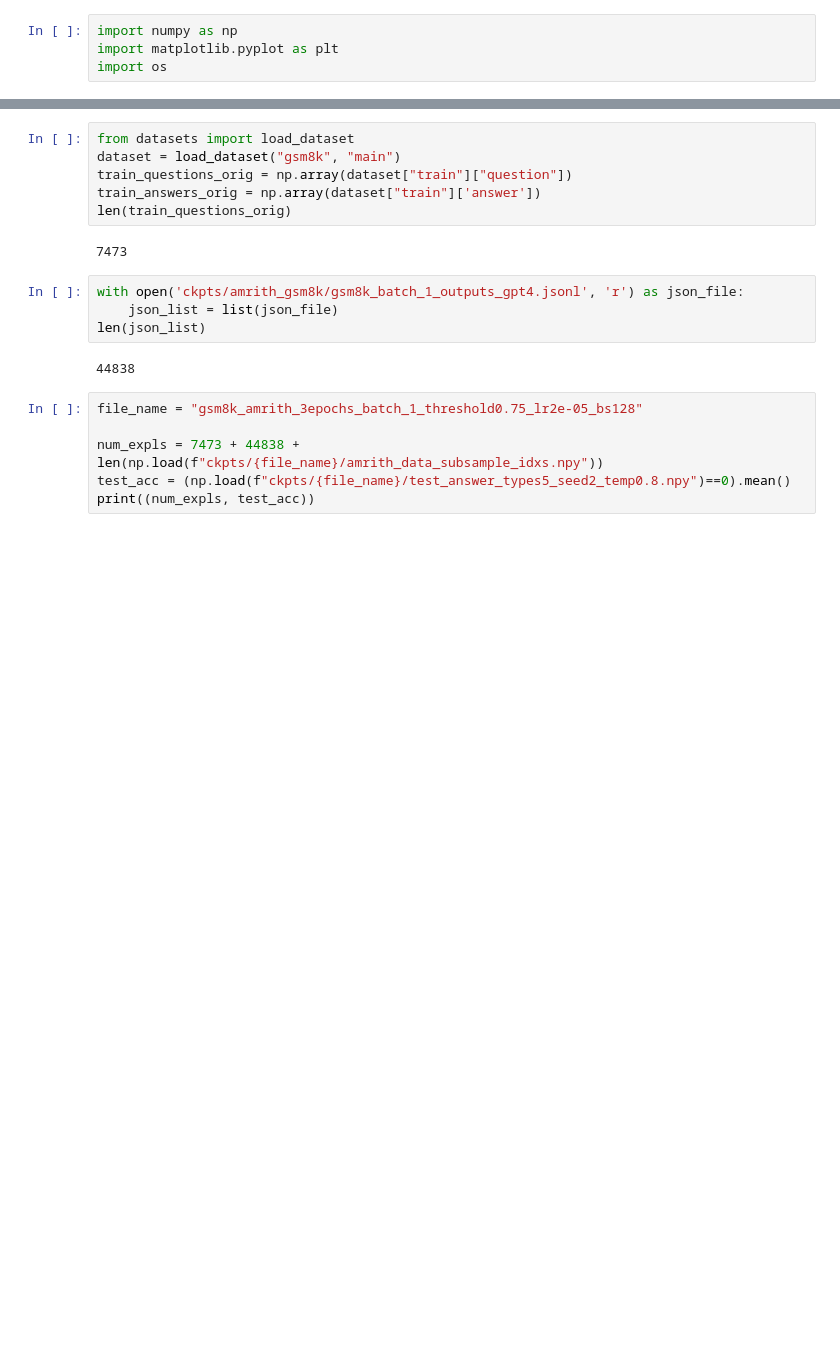
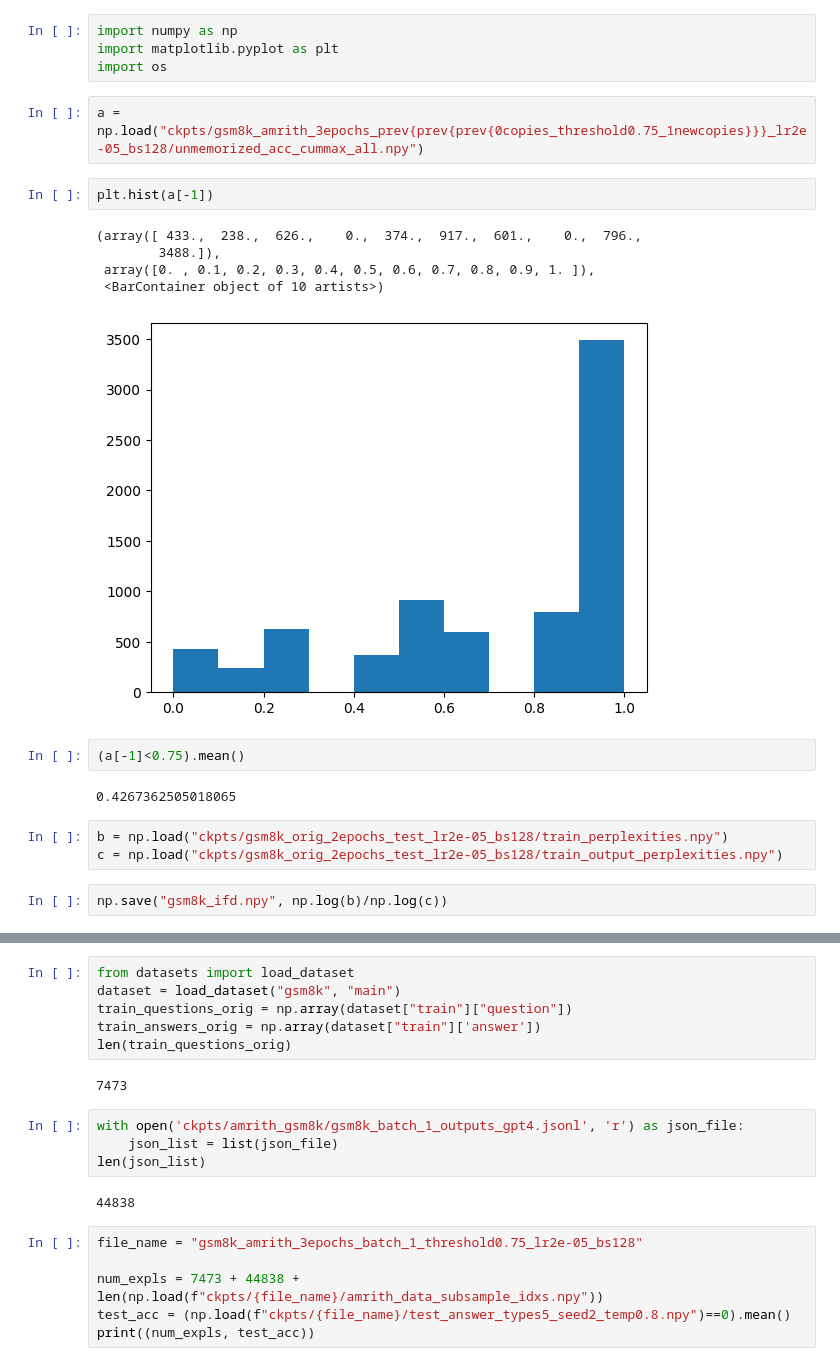
Before and after one commit to katiekang1998/reasoning_data, a Jupyter notebook: gsm8k_amrith.ipynb, the cells around one changed output, grey strips where cells are left out. Saved outputs shown, nothing was run; the diff lists cells and outputs as text; blank space fills up the shorter version.

```diff
--- a/gsm8k_amrith.ipynb
+++ b/gsm8k_amrith.ipynb
@@ -2,3 +2,22 @@
 import numpy as np
 import matplotlib.pyplot as plt
 import os
+# %%
+a = np.load("ckpts/gsm8k_amrith_3epochs_prev{prev{prev{0copies_threshold0.75_1newcopies}}}_lr2e-05_bs128/unmemorized_acc_cummax_all.npy")
+# %%
+plt.hist(a[-1])
+# %% [output]
+(array([ 433.,  238.,  626.,    0.,  374.,  917.,  601.,    0.,  796.,
+        3488.]),
+ array([0. , 0.1, 0.2, 0.3, 0.4, 0.5, 0.6, 0.7, 0.8, 0.9, 1. ]),
+ <BarContainer object of 10 artists>)
+[figure, added]
+# %%
+(a[-1]<0.75).mean()
+# %% [output]
+0.4267362505018065
+# %%
+b = np.load("ckpts/gsm8k_orig_2epochs_test_lr2e-05_bs128/train_perplexities.npy")
+c = np.load("ckpts/gsm8k_orig_2epochs_test_lr2e-05_bs128/train_output_perplexities.npy")
+# %%
+np.save("gsm8k_ifd.npy", np.log(b)/np.log(c))
```
Also changed, not shown: parts of 5 cells of this notebook, 57 other files.
